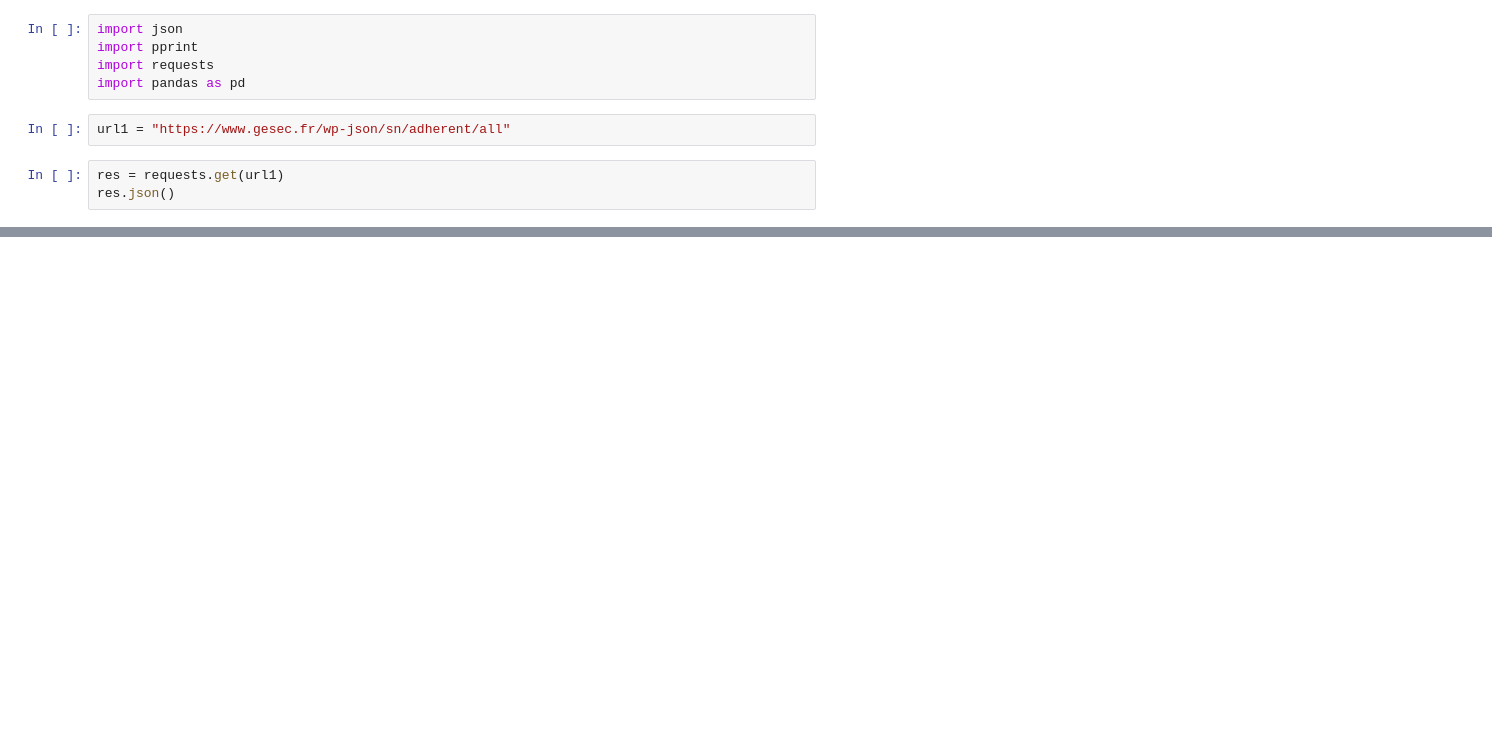
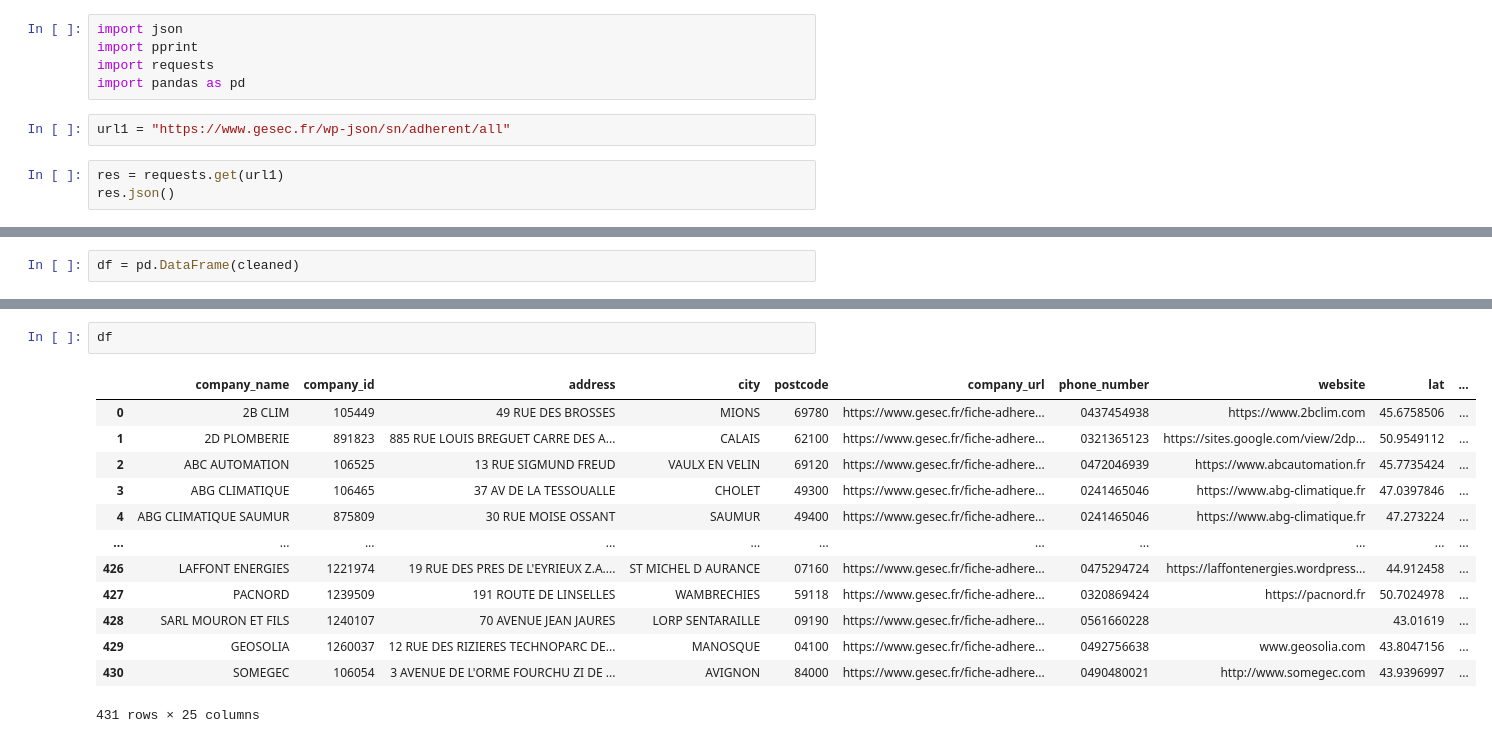
Before and after one commit to amien1410/amien-scrapers, a Jupyter notebook: gesec_companies_scraper.ipynb, the cells around one changed output, grey strips where cells are left out. Cells and saved outputs as stored; diff of their text form; blank space fills up the shorter version.

```diff
--- a/gesec_companies_scraper.ipynb
+++ b/gesec_companies_scraper.ipynb
@@ -15,0 +470,2 @@ TypeError: 'module' object is not callable. Did you mean: 'pprint.pprint(...)'?
+# %%
+df = pd.DataFrame(cleaned)
@@ -15,0 +491,16 @@ TypeError: 'module' object is not callable. Did you mean: 'pprint.pprint(...)'?
+# %%
+df
+# %% [output]
+|  | company_name | company_id | address | city | postcode | company_url | phone_number | website | lat | ... |
+| 0 | 2B CLIM | 105449 | 49 RUE DES BROSSES | MIONS | 69780 | https://www.gesec.fr/fiche-adhere... | 0437454938 | https://www.2bclim.com | 45.6758506 | ... |
+| 1 | 2D PLOMBERIE | 891823 | 885 RUE LOUIS BREGUET CARRE DES A... | CALAIS | 62100 | https://www.gesec.fr/fiche-adhere... | 0321365123 | https://sites.google.com/view/2dp... | 50.9549112 | ... |
+| 2 | ABC AUTOMATION | 106525 | 13 RUE SIGMUND FREUD | VAULX EN VELIN | 69120 | https://www.gesec.fr/fiche-adhere... | 0472046939 | https://www.abcautomation.fr | 45.7735424 | ... |
+| 3 | ABG CLIMATIQUE | 106465 | 37 AV DE LA TESSOUALLE | CHOLET | 49300 | https://www.gesec.fr/fiche-adhere... | 0241465046 | https://www.abg-climatique.fr | 47.0397846 | ... |
+| 4 | ABG CLIMATIQUE SAUMUR | 875809 | 30 RUE MOISE OSSANT | SAUMUR | 49400 | https://www.gesec.fr/fiche-adhere... | 0241465046 | https://www.abg-climatique.fr | 47.273224 | ... |
+| ... | ... | ... | ... | ... | ... | ... | ... | ... | ... | ... |
+| 426 | LAFFONT ENERGIES | 1221974 | 19 RUE DES PRES DE L'EYRIEUX Z.A.... | ST MICHEL D AURANCE | 07160 | https://www.gesec.fr/fiche-adhere... | 0475294724 | https://laffontenergies.wordpress... | 44.912458 | ... |
+| 427 | PACNORD | 1239509 | 191 ROUTE DE LINSELLES | WAMBRECHIES | 59118 | https://www.gesec.fr/fiche-adhere... | 0320869424 | https://pacnord.fr | 50.7024978 | ... |
+| 428 | SARL MOURON ET FILS | 1240107 | 70 AVENUE JEAN JAURES | LORP SENTARAILLE | 09190 | https://www.gesec.fr/fiche-adhere... | 0561660228 |  | 43.01619 | ... |
+| 429 | GEOSOLIA | 1260037 | 12 RUE DES RIZIERES TECHNOPARC DE... | MANOSQUE | 04100 | https://www.gesec.fr/fiche-adhere... | 0492756638 | www.geosolia.com | 43.8047156 | ... |
+| 430 | SOMEGEC | 106054 | 3 AVENUE DE L'ORME FOURCHU ZI DE ... | AVIGNON | 84000 | https://www.gesec.fr/fiche-adhere... | 0490480021 | http://www.somegec.com | 43.9396997 | ... |
+431 rows × 25 columns
```
Also changed, not shown: parts of 10 cells of this notebook.
